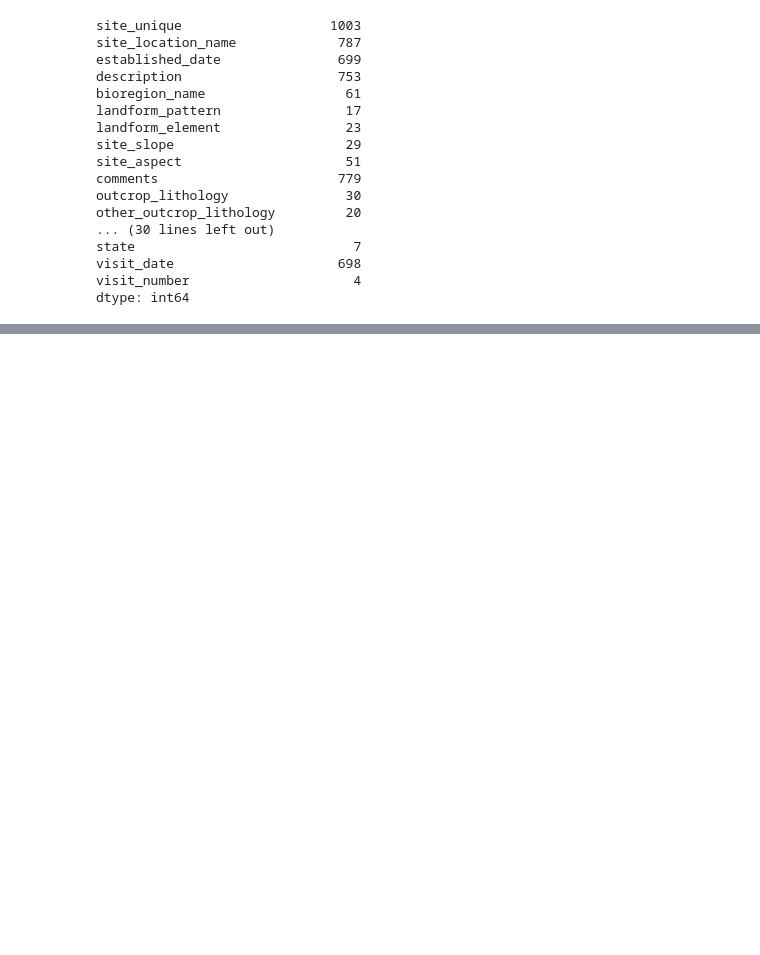
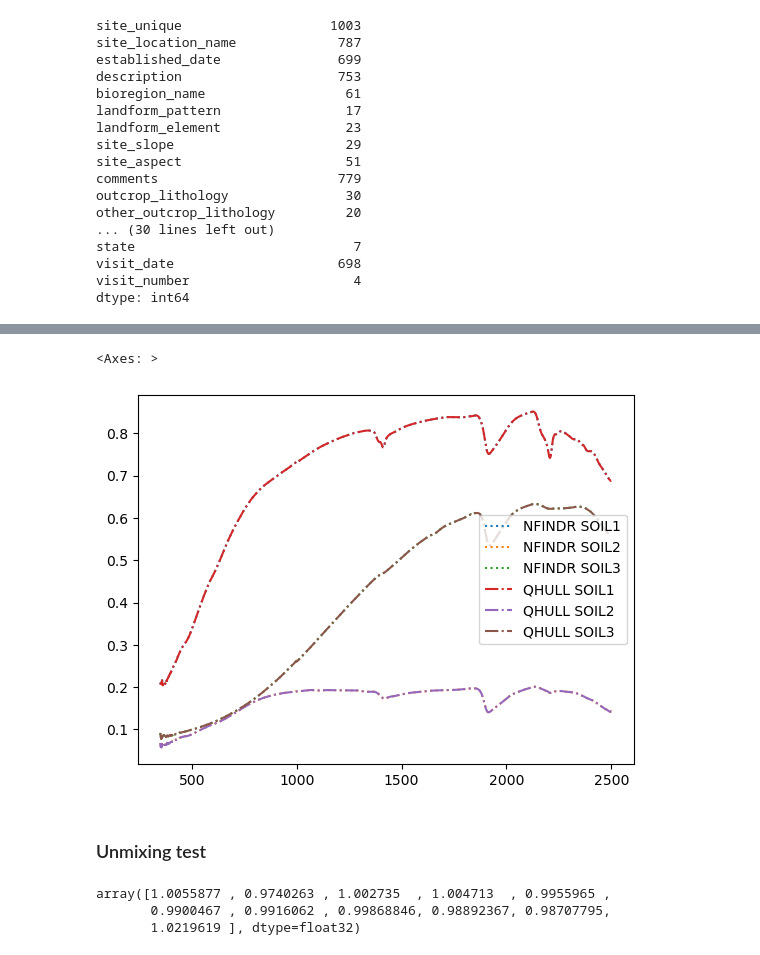
Before and after one commit to frontiersi/hyperspec-fc, a Jupyter notebook: field_spec/TERN_soil_spectra_all.ipynb, the cells around one changed output, grey strips where cells are left out. Drawn from its saved outputs; the diff is of its cells as text; code cells hidden in the pictures; blank space fills up the shorter version.

```diff
--- a/field_spec/TERN_soil_spectra_all.ipynb
+++ b/field_spec/TERN_soil_spectra_all.ipynb
@@ -127,0 +226,8 @@ The 'delim_whitespace' keyword in pd.read_csv is deprecated and will be removed
+# %%
+fig, ax = plt.subplots()
+
+nfindr_soil_df.plot(linestyle=':', ax=ax)
+qhull_soil_df.plot(linestyle='-.', ax=ax)
+# %% [output]
+<Axes: >
+[figure, added]
@@ -127,0 +236,2 @@ The 'delim_whitespace' keyword in pd.read_csv is deprecated and will be removed
+# %% [markdown]
+### Unmixing test
@@ -127,0 +267,6 @@ The 'delim_whitespace' keyword in pd.read_csv is deprecated and will be removed
+# %%
+fractions_nnls.sum(axis=0)
+# %% [output]
+array([1.0055877 , 0.9740263 , 1.002735  , 1.004713  , 0.9955965 ,
+       0.9900467 , 0.9916062 , 0.99868846, 0.98892367, 0.98707795,
+       1.0219619 ], dtype=float32)
```
Also changed, not shown: parts of 37 cells of this notebook, 1 other file.
